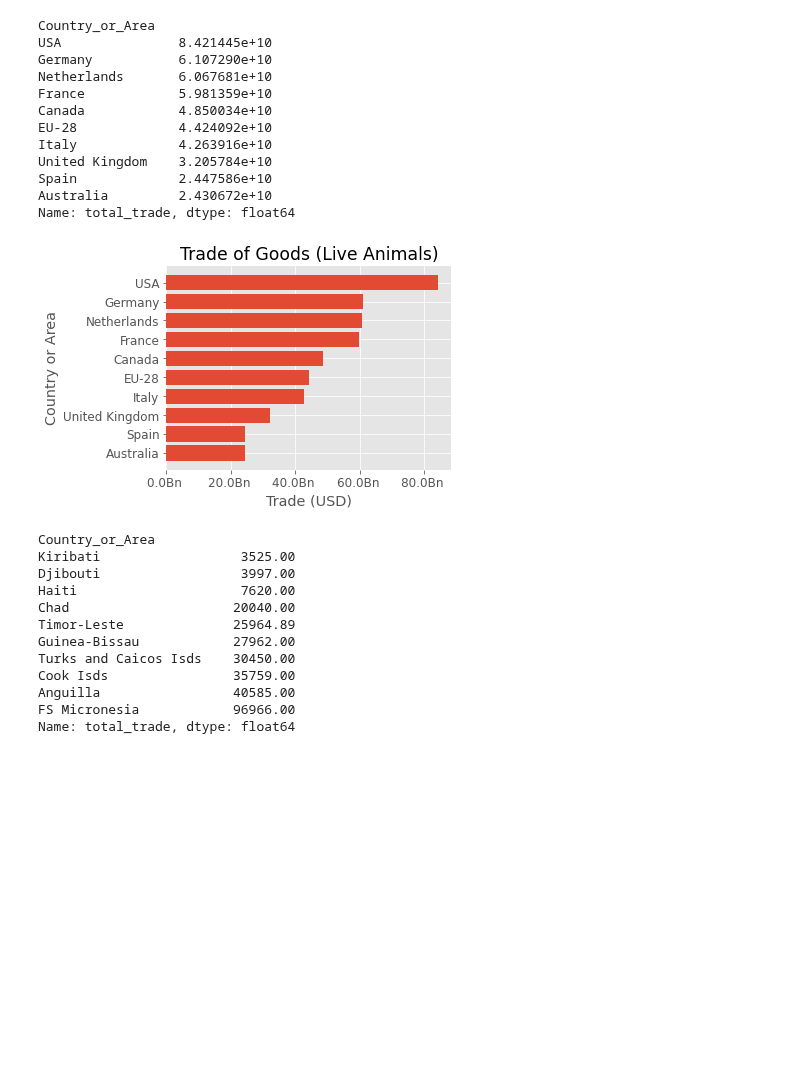
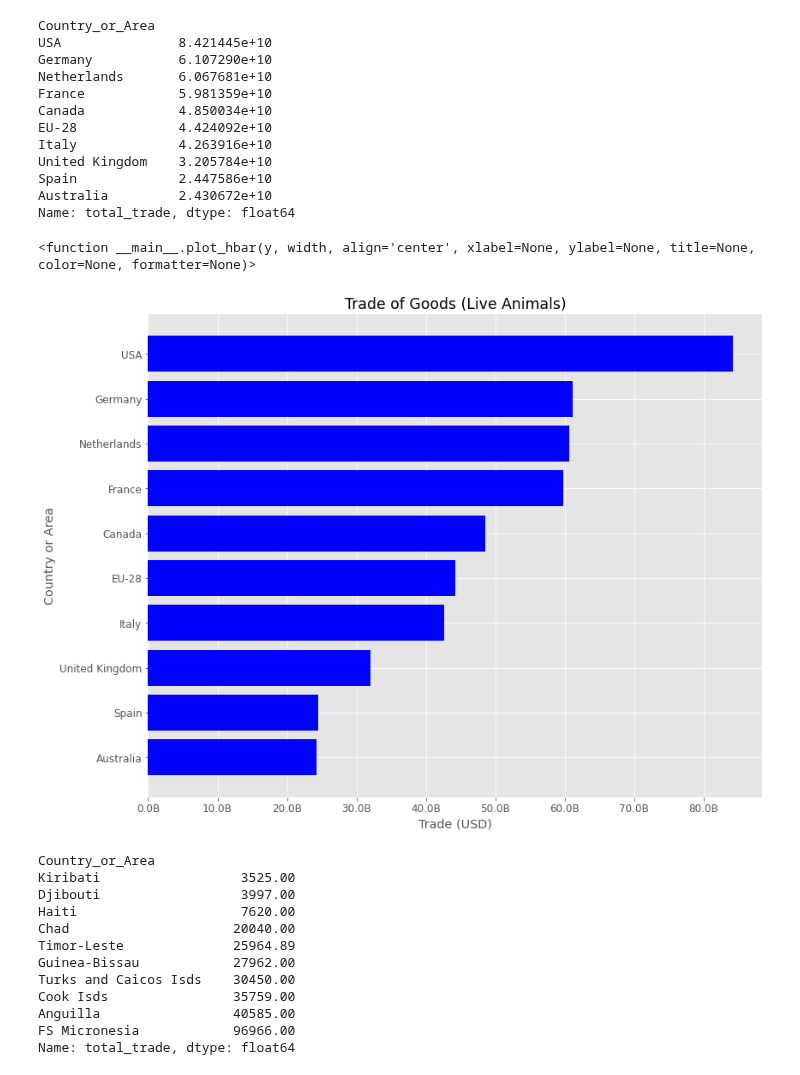
Before and after one commit to eldrigeampong/Data-Science, a Jupyter notebook: UN/Commodity Trade Statistics Database/proj2.ipynb, the cells around one changed output. Cells and saved outputs as stored; diff of their text form; code cells hidden in the pictures; blank space fills up the shorter version.

```diff
--- a/UN/Commodity Trade Statistics Database/proj2.ipynb
+++ b/UN/Commodity Trade Statistics Database/proj2.ipynb
@@ -15,6 +15,7 @@ import warnings
 %matplotlib inline
 plt.style.use('ggplot')
 plt.rcParams['figure.autolayout'] = True
+plt.rcParams['figure.figsize'] = [12, 9]
 plt.rcParams['font.size'] = 12
 path = os.getcwd()                                         # get current working directory
 warnings.simplefilter('ignore')
@@ -241,15 +283,29 @@ Name: total_trade, dtype: float64
 # helper function for formatting plot y-axis
 from matplotlib.ticker import FuncFormatter
 
+def trillion(x, pos):
+    'The two args are the value and tick position'
+    return '%1.1fT' % (x * 1e-12)
+
+format_trill = FuncFormatter(trillion)
+
+
 def billion(x, pos):
     'The two args are the value and tick position'
-    return '%1.1fBn ' % (x * 1e-9)
+    return '%1.1fB' % (x * 1e-9)
 
-formatter = FuncFormatter(billion)
+format_bill = FuncFormatter(billion)
+
+
+def million(x, pos):
+    'The two args are the value and tick position'
+    return '%1.1fM' % (x * 1e-6)
+
+format_mill = FuncFormatter(million)
 
 
 # helper function to plot horizontal bar chart
-def plot_hbar(y, width, align='center', xlabel=None, ylabel=None, title=None, color=None):
+def plot_hbar(y, width, align='center', xlabel=None, ylabel=None, title=None, color=None, formatter=None):
 
     # Initialize the matplotlib figure
     fig, ax = plt.subplots()
@@ -257,7 +313,7 @@ def plot_hbar(y, width, align='center', xlabel=None, ylabel=None, title=None, co
     # plot bar chart
     ax.barh(
         y=y, width=width,
-        align=align
+        align=align, color=color
     )
 
     # Add informative axis label
@@ -267,17 +323,22 @@ def plot_hbar(y, width, align='center', xlabel=None, ylabel=None, title=None, co
     ax.invert_yaxis()
 
     # set axis formatter
-    ax.xaxis.set_major_formatter(formatter)
+    ax.xaxis.set_major_formatter(formatter=formatter)
 
     # despine x-axis and y-axis
     sns.despine(left=True, bottom=True)
+
+    return plot_hbar
 # %%
 top_10_trade = agg_trade_stats['total_trade'].sort_values(ascending=False).head(10)
 
 plot_hbar(y=top_10_trade.keys(), width=top_10_trade.values,
-          xlabel='Trade (USD)', ylabel='Country or Area', title='Trade of Goods (Live Animals)')
+          xlabel='Trade (USD)', ylabel='Country or Area', title='Trade of Goods (Live Animals)', color='blue',
+          formatter=format_bill
+          )
 # %% [output]
+<function __main__.plot_hbar(y, width, align='center', xlabel=None, ylabel=None, title=None, color=None, formatter=None)>
-[figure, old version]
+[figure, new version]
 # %%
 agg_trade_stats['total_trade'].sort_values(ascending=True).head(10)                     # top ten country or area with the lowest trade in dollars
 # %% [output]
```
Also changed, not shown: parts of 25 cells of this notebook, 2 other files.
